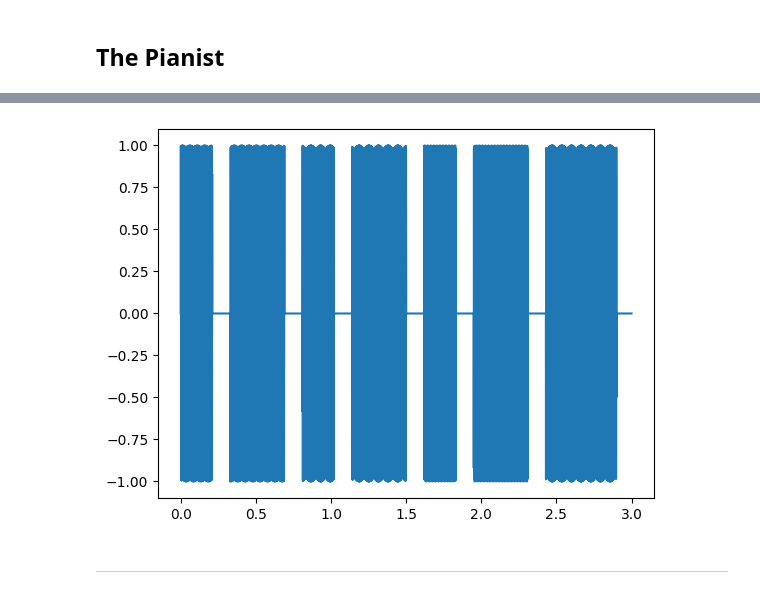
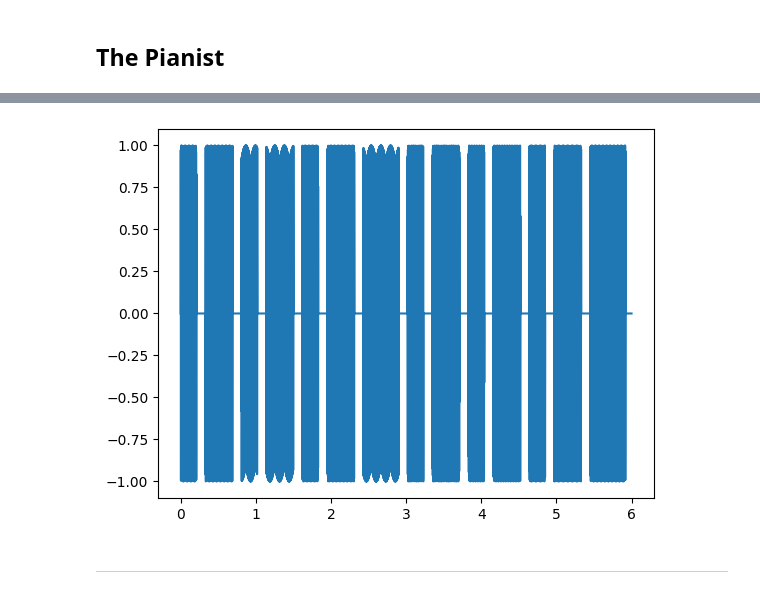
Before and after one commit to Hamada-Gado/Audio-Processing, a Jupyter notebook: main.ipynb, the cells around one changed output, grey strips where cells are left out. Drawn from its saved outputs; the diff is of its cells as text; code cells hidden in the pictures.

```diff
--- a/main.ipynb
+++ b/main.ipynb
@@ -30,5 +30,5 @@ def song(N: int, t: np.ndarray, t_i: list[float], T_i: list[float], f_i: list[fl
         signal += tone1 + tone2
     return signal
 # %%
-t: np.ndarray = np. linspace(0, 3, 12 * 1024)
+t: np.ndarray = np.linspace(0, 6, 12 * 1024)
 # %%
@@ -41,15 +41,15 @@ sd.play(x_1, 3 * 1024)
 # %%
-N: int = 7
-t_i: list[float] = [0.00, 0.33, 0.81, 1.14, 1.62, 1.95, 2.43]
-T_i: list[float] = [0.21, 0.69, 1.02, 1.50, 1.83, 2.31, 2.90]
-f_i: list[float] = [0, 0, 293.66, 293.66, 329.63, 329.63, 293.66]
-F_i: list[float] = [196, 196, 0, 0, 0, 0, 0]
+N: int = 14
+t_i: list[float] = [0.00, 0.33, 0.81, 1.14, 1.62, 1.95, 2.43, 3.02, 3.35, 3.83, 4.16, 4.64, 4.97, 5.45]
+T_i: list[float] = [0.21, 0.69, 1.02, 1.50, 1.83, 2.31, 2.90, 3.23, 3.71, 4.04, 4.52, 4.85, 5.33, 5.92]
+f_i: list[float] = [0, 0, 293.66, 293.66, 329.63, 329.63, 293.66, 261.63, 261.63, 0, 0, 0, 0, 0]
+F_i: list[float] = [196, 196, 0, 0, 0, 0, 0, 0, 0, 246.93, 246.93, 220, 220, 196]
 
 x: Signal = song(N, t, t_i, T_i, f_i, F_i)
 # %%
 plt.plot(t, x)
-sd.play(x, 6 * 1024)
+sd.play(x, 3 * 1024)
 # %% [output]
-[figure, old version]
+[figure, new version]
 # %% [markdown]
 ---
```
Also changed, not shown: parts of 2 cells of this notebook.
